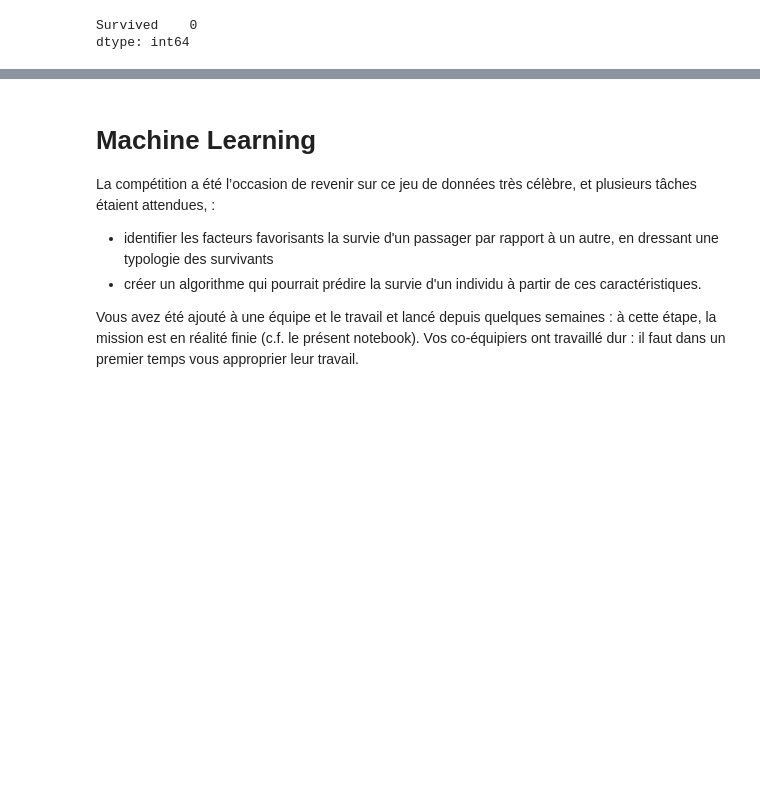
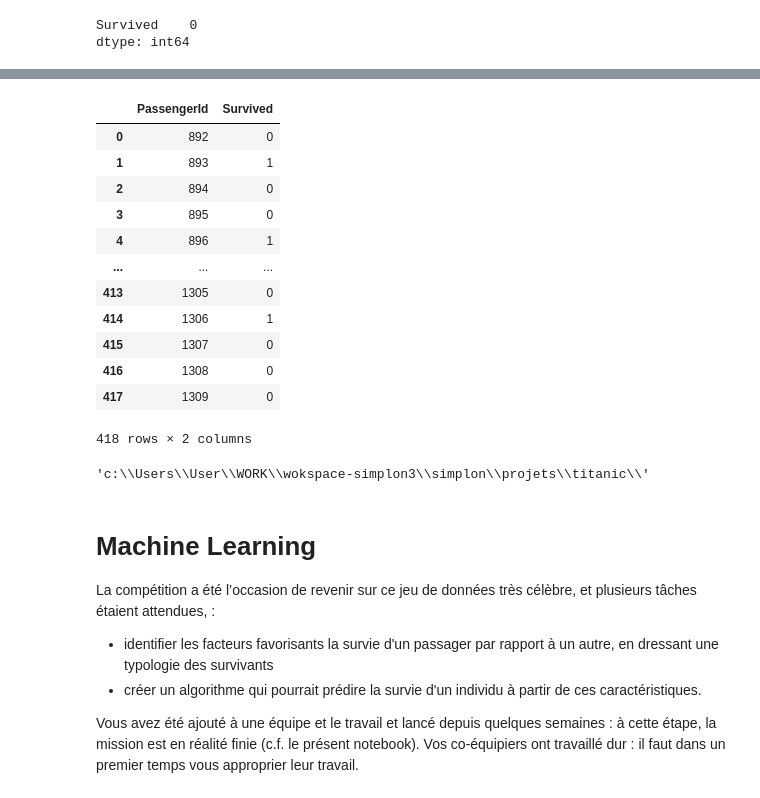
Before and after one commit to aurao22/simplon, a Jupyter notebook: projets/titanic/ML-Titanic_ARA_ML_GridSearchCV.ipynb, the cells around one changed output, grey strips where cells are left out. Cells and saved outputs as stored; diff of their text form; code cells hidden in the pictures; blank space fills up the shorter version.

```diff
--- a/projets/titanic/ML-Titanic_ARA_ML_GridSearchCV.ipynb
+++ b/projets/titanic/ML-Titanic_ARA_ML_GridSearchCV.ipynb
@@ -209,3 +209,28 @@ df_origin_test_y.isna().sum()
 # %% [output]
 Survived    0
 dtype: int64
+# %%
+# Logistic Regression:
+# ['Age', 'Sex_cod', 'Titre_cod', 'deck_cod'],     {'fit_intercept': True, 'penalty': 'l2', 'solver': 'liblinear'}
+
+# 1.0 for test ( 0.79 for train) => Logistic Regression, with: ['Pclass', 'Sex_cod', 'Titre_cod']
+# 1.0 for test ( 0.79 for train) => K Nearest Neighbor, with: ['Pclass', 'Sex_cod']
+# 1.0 for test ( 0.79 for train) => Decision Tree, with: ['Sex_cod']
+# 1.0 for test ( 0.79 for train) => Random Forest, with: ['Pclass', 'Sex_cod']
+# 1.0 for test ( 0.79 for train) => Support Vector Machine (Linear)
+# 0.65 for test ( 0.69 for train) => Support Vector Machine (RBF)
+# 0.81 for test ( 0.79 for train) => Gaussian Naive Bayes
+
+
+to_predict_columns = 'Survived'
+columns = ['Pclass', 'Sex_cod', 'Titre_cod']
+
+X_train = df_origin_train[columns]
+y_train = df_origin_train[to_predict_columns]
+
+X_test = df_origin_test[columns]
+y_test = df_origin_test_y[to_predict_columns]
+
+my_model_kaggle = LogisticRegression(penalty="l2", fit_intercept=True,solver='liblinear')
+my_model_kaggle.fit(X_train, y_train)
+my_model_kaggle.score(X_test, y_test)
@@ -211,0 +243,3 @@ dtype: int64
+# %%
+prediction = my_model_kaggle.predict(X_test)
+prediction
@@ -211,0 +267,24 @@ dtype: int64
+# %%
+df_precition = X_test.copy()
+df_precition[to_predict_columns] = prediction.tolist()
+df_precition = df_precition[[to_predict_columns]]
+df_precition = df_precition.reset_index()
+df_precition
+# %% [output]
+|  | PassengerId | Survived |
+| 0 | 892 | 0 |
+| 1 | 893 | 1 |
+| 2 | 894 | 0 |
+| 3 | 895 | 0 |
+| 4 | 896 | 1 |
+| ... | ... | ... |
+| 413 | 1305 | 0 |
+| 414 | 1306 | 1 |
+| 415 | 1307 | 0 |
+| 416 | 1308 | 0 |
+| 417 | 1309 | 0 |
+418 rows × 2 columns
+# %%
+file_path
+# %% [output]
+'c:\\Users\\User\\WORK\\wokspace-simplon3\\simplon\\projets\\titanic\\'
```
Also changed, not shown: parts of 4 cells of this notebook, 47 other files.
